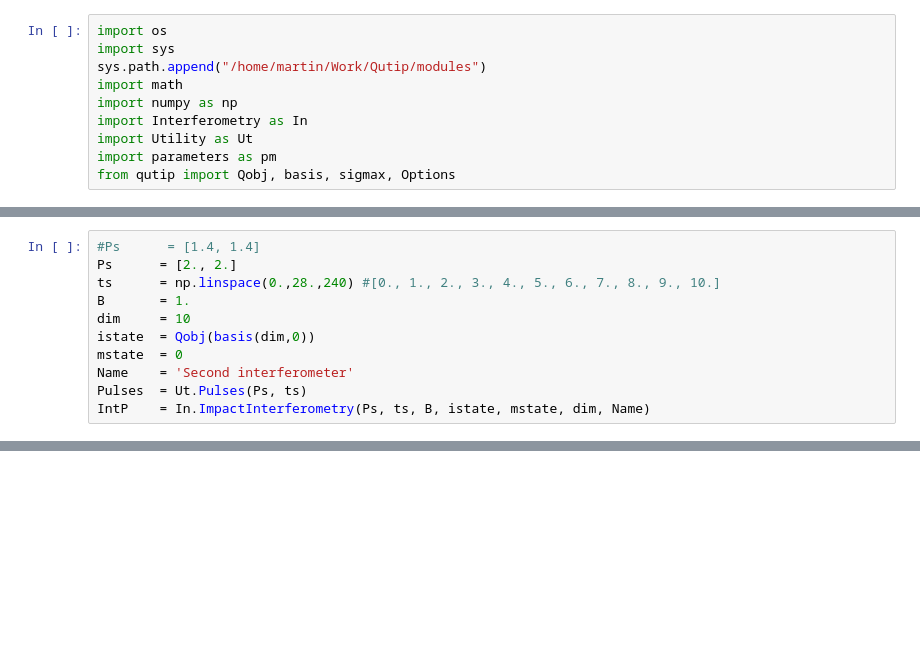
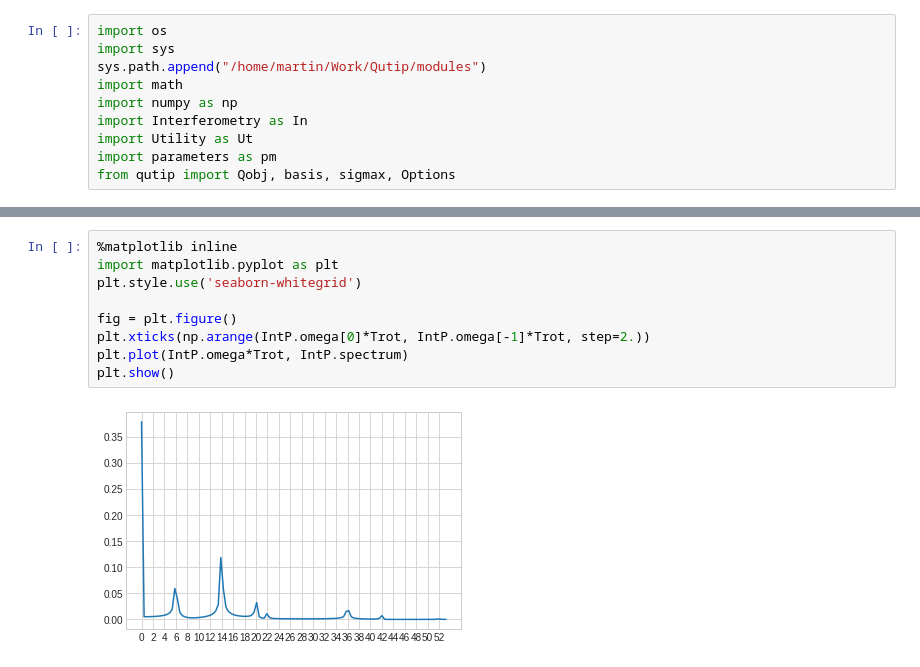
Before and after one commit to JMartinBerglund/Interferometry, a Jupyter notebook: Spectrum.ipynb, the cells around one changed output, grey strips where cells are left out. Drawn from its saved outputs; the diff is of its cells as text; blank space fills up the shorter version.

```diff
--- a/Spectrum.ipynb
+++ b/Spectrum.ipynb
@@ -38,11 +37,0 @@ print(len(IntP.omega))
-# %%
-#Ps      = [1.4, 1.4]
-Ps      = [2., 2.]
-ts      = np.linspace(0.,28.,240) #[0., 1., 2., 3., 4., 5., 6., 7., 8., 9., 10.]
-B       = 1.
-dim     = 10
-istate  = Qobj(basis(dim,0))
-mstate  = 0
-Name    = 'Second interferometer'
-Pulses  = Ut.Pulses(Ps, ts)
-IntP    = In.ImpactInterferometry(Ps, ts, B, istate, mstate, dim, Name)
@@ -51,0 +38,11 @@ IntP    = In.ImpactInterferometry(Ps, ts, B, istate, mstate, dim, Name)
+# %%
+%matplotlib inline
+import matplotlib.pyplot as plt
+plt.style.use('seaborn-whitegrid')
+
+fig = plt.figure()
+plt.xticks(np.arange(IntP.omega[0]*Trot, IntP.omega[-1]*Trot, step=2.))
+plt.plot(IntP.omega*Trot, IntP.spectrum)
+plt.show()
+# %% [output]
+[figure, added]
```
Also changed, not shown: parts of 4 cells of this notebook.
